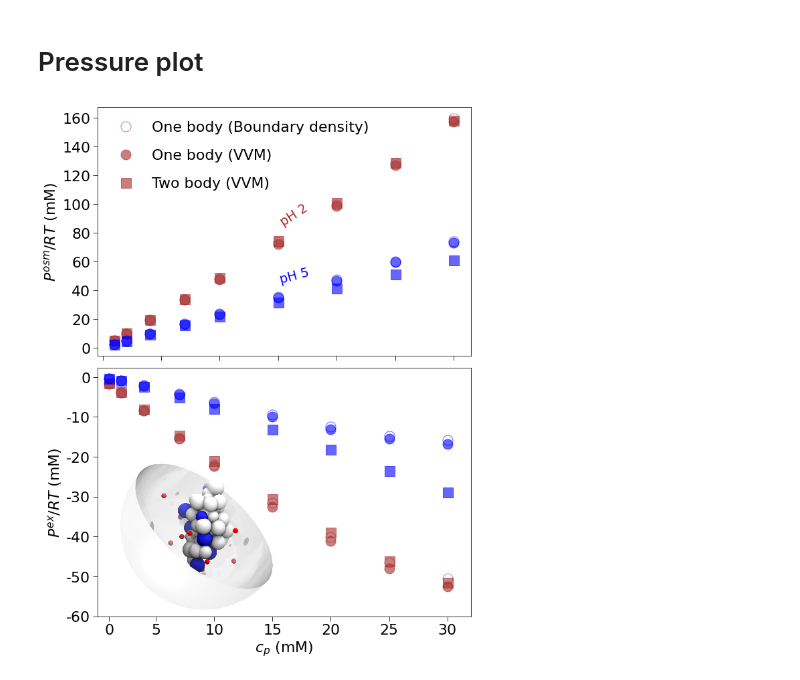
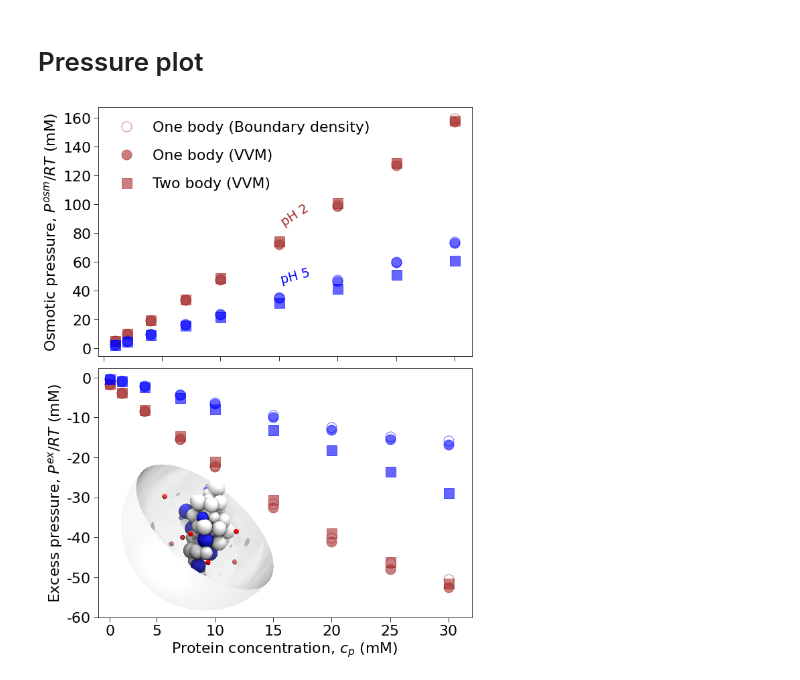
Before and after one commit to mlund/SI-virtual-cell-model, a Jupyter notebook: Monte_Carlo/Analysis_MC.ipynb, the cells around one changed output. Drawn from its saved outputs; the diff is of its cells as text; code cells hidden in the pictures.

```diff
--- a/Monte_Carlo/Analysis_MC.ipynb
+++ b/Monte_Carlo/Analysis_MC.ipynb
@@ -49,15 +48,8 @@ def Cl_conc(jsonfile):
 # %% [markdown]
 # Solution conditions
 # %%
-###################################
-pHs = {'pH2': { 'pH': [2],  'N':7},
-       'pH5': { 'pH': [5],  'N':3},
-      }
-###################################
-
-##########################################################################
-Cp_range = [0.001, 0.002, 0.0040, 0.0070, 0.01, 0.015, 0.02, 0.025, 0.03]#
-##########################################################################
+pHs = {'pH2': { 'pH': [2],  'N':7}, 'pH5': { 'pH': [5],  'N':3} }
+Cp_range = [0.001, 0.002, 0.0040, 0.0070, 0.01, 0.015, 0.02, 0.025, 0.03]
 # %% [markdown]
 # Extract the pressure cell boundary - One body - MC
 # %%
@@ -196,17 +182,20 @@ fontsize = 22
 alpha=0.6
 
 ax1 = f.add_subplot(211)
-ax1.plot(Cp_range, p_osm_cell['pH2'], 'brown', marker='o',  markersize=15, linestyle=' ',markerfacecolor="None", alpha=alpha, label='One body (Boundary density)')
+ax1.plot(Cp_range, p_osm_cell['pH2'], 'brown', marker='o',  markersize=15, linestyle=' ',
+         markerfacecolor="None", alpha=alpha, label='One body (Boundary density)')
 ax1.plot(Cp_range, p_osm_cell_VVM['pH2'], 'brown', marker='o', markersize=15, linestyle=' ', alpha=alpha, label='One body (VVM)')
 ax1.plot(Cp_range, p_osm_cell_VVM_TB['pH2'], 'brown', marker='s', markersize=15, linestyle=' ', alpha=alpha, label='Two body (VVM)')
 
-ax1.plot(Cp_range, p_osm_cell['pH5'], 'b', marker='o',  markersize=15, linestyle=' ', markerfacecolor="None", alpha=alpha)#, label='pH 5 - One body (Boundary density)')
+ax1.plot(Cp_range, p_osm_cell['pH5'], 'b', marker='o',  markersize=15, linestyle=' ',
+         markerfacecolor="None", alpha=alpha)#, label='pH 5 - One body (Boundary density)')
 ax1.plot(Cp_range, p_osm_cell_VVM['pH5'], 'b', marker='o', markersize=15, linestyle=' ', alpha=alpha)#, label='pH 5 - One body (VVM)')
 ax1.plot(Cp_range, p_osm_cell_VVM_TB['pH5'], 'b', marker='s',  markersize=15, linestyle=' ', alpha=alpha)#, label='pH 5 - Two body (VVM)')
 
-ax1.set_ylabel('$P^{osm}/RT$ (mM)', fontsize=fontsize)
+ax1.set_ylabel('Osmotic pressure, $P^{osm}/RT$ (mM)', fontsize=fontsize)
 plt.setp(ax1.get_xticklabels(), visible=False)
-plt.setp(ax1, yticks=[0, 0.02, 0.04, 0.06, 0.08, 0.10, 0.12, 0.14, 0.16], yticklabels=['0', '20', '40', '60', '80', '100', '120', '140', '160'] )
+plt.setp(ax1, yticks=[0, 0.02, 0.04, 0.06, 0.08, 0.10, 0.12, 0.14, 0.16],
+         yticklabels=['0', '20', '40', '60', '80', '100', '120', '140', '160'] )
 
 plt.legend(loc=2, frameon=0, fontsize=fontsize)
 ax1.text(0.015, 0.085, r'pH 2', fontsize='large', color='brown', rotation=33)
@@ -214,33 +203,33 @@ ax1.text(0.015, 0.045, r'pH 5', fontsize='large', color='blue', rotation=15)
 
 ax2 = f.add_subplot(212)
 ax2.plot(Cp_range, p_osm_cell_ex['pH2'], 'brown', marker='o',  markersize=15, markerfacecolor="None", linestyle=' ', alpha=alpha)
 ax2.plot(Cp_range, p_osm_cell_VVM_ex['pH2'], 'brown', marker='o', markersize=15, linestyle=' ', alpha=alpha)
 ax2.plot(Cp_range, p_osm_cell_VVM_TB_ex['pH2'], 'brown', marker='s', markersize=15, linestyle=' ', alpha=alpha)
 
 ax2.plot(Cp_range, p_osm_cell_ex['pH5'], 'b', marker='o',  markersize=15, markerfacecolor="None", linestyle=' ', alpha=alpha)
 ax2.plot(Cp_range, p_osm_cell_VVM_ex['pH5'], 'b', marker='o', markersize=15, linestyle=' ', alpha=alpha)
 ax2.plot(Cp_range, p_osm_cell_VVM_TB_ex['pH5'], 'b', marker='s',  markersize=15, linestyle=' ', alpha=alpha)
 plt.setp(ax2, xticks=[0.001, 0.005, 0.010, 0.015, 0.020, 0.025, 0.030], xticklabels=['0', '5', '10', '15', '20', '25', '30'] )
 plt.setp(ax2, yticks=[0, -0.01, -0.02, -0.03, -0.04, -0.05, -0.06], yticklabels=['0', '-10', '-20', '-30', '-40', '-50', '-60'] )
-ax2.set_xlabel('$c_p$ (mM)', fontsize=fontsize)
-ax2.set_ylabel('$P^{ex}/RT$ (mM)', fontsize=fontsize)
+ax2.set_xlabel('Protein concentration, $c_p$ (mM)', fontsize=fontsize)
+ax2.set_ylabel('Excess pressure, $P^{ex}/RT$ (mM)', fontsize=fontsize)
 ax2.set_xlim(0, 0.032)
 
 
 #imgsize=180,180
 #im1 = Image.open('fig.png')
 #im1.thumbnail(imgsize, Image.ANTIALIAS)
 #f.figimage(X=np.array(im1).astype(np.float)/255, xo=100, yo=70, resize=False, zorder=10)
 cell_pic = mpimg.imread('fig.png')
 
 imagebox = OffsetImage(cell_pic, zoom=0.23 )
 
 ab = AnnotationBbox(imagebox, (0.0085, -0.040), frameon=False)
 
 ax2.add_artist(ab)
 ax1.tick_params(labelsize=fontsize)
 ax2.tick_params(labelsize=fontsize)
 plt.savefig('MC_Pressure.png', frameone=True, bbox_inches='tight', dpi=300)
 plt.show()
 # %% [output]
-[figure, old version]
+[figure, new version]
```
Also changed, not shown: parts of 3 cells of this notebook, 2 other files.
